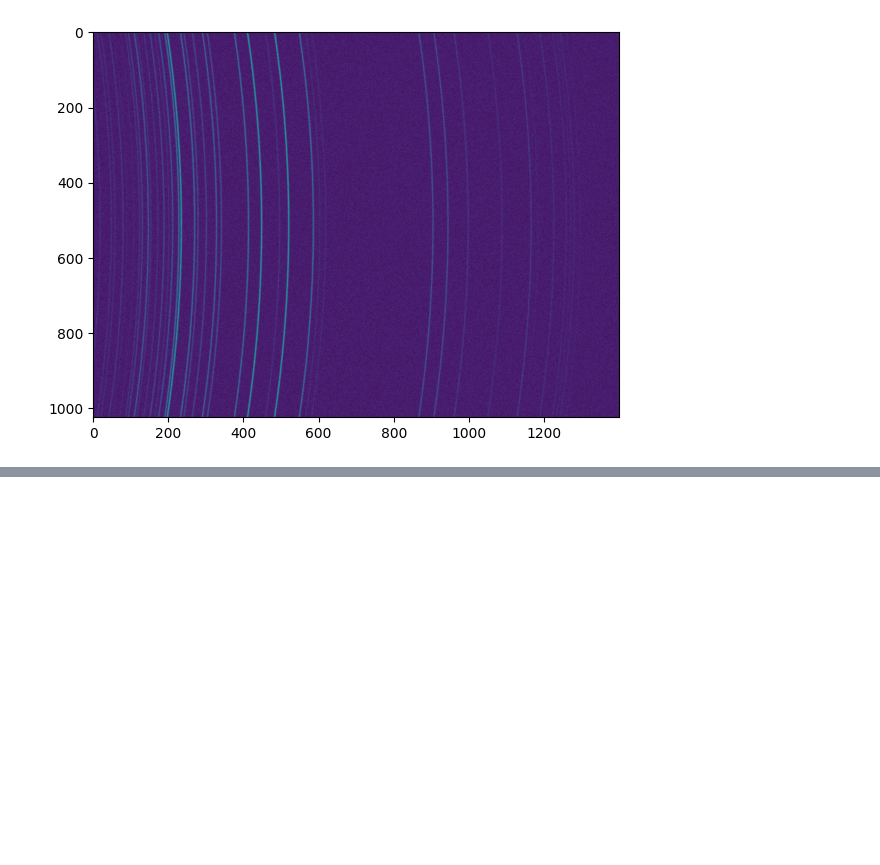
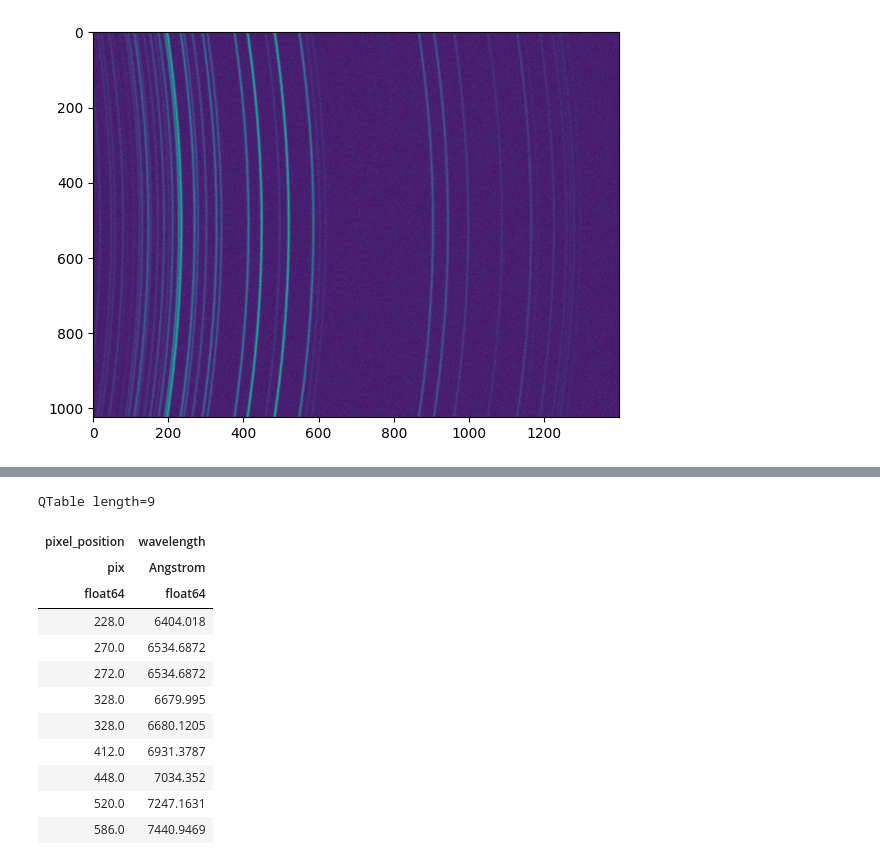
Before and after one commit to astropy/specreduce, a Jupyter notebook: notebook_sandbox/dev.ipynb, the cells around one changed output, grey strips where cells are left out. Cells and saved outputs as stored; diff of their text form; code cells hidden in the pictures; blank space fills up the shorter version.

```diff
--- a/notebook_sandbox/dev.ipynb
+++ b/notebook_sandbox/dev.ipynb
@@ -284,0 +332,3 @@ QTable length=15
+# %%
+match_lines_wcs(pixel_positions=detlines['line_center'], catalog_wavelengths=arclist, spectral_wcs=non_linear_wcs.spectral, tolerance=5)
+# %% [output]
@@ -284,0 +336,13 @@ QTable length=15
+QTable length=9
+| pixel_position | wavelength |
+| pix | Angstrom |
+| float64 | float64 |
+| 228.0 | 6404.018 |
+| 270.0 | 6534.6872 |
+| 272.0 | 6534.6872 |
+| 328.0 | 6679.995 |
+| 328.0 | 6680.1205 |
+| 412.0 | 6931.3787 |
+| 448.0 | 7034.352 |
+| 520.0 | 7247.1631 |
+| 586.0 | 7440.9469 |
```
Also changed, not shown: parts of 10 cells of this notebook.
